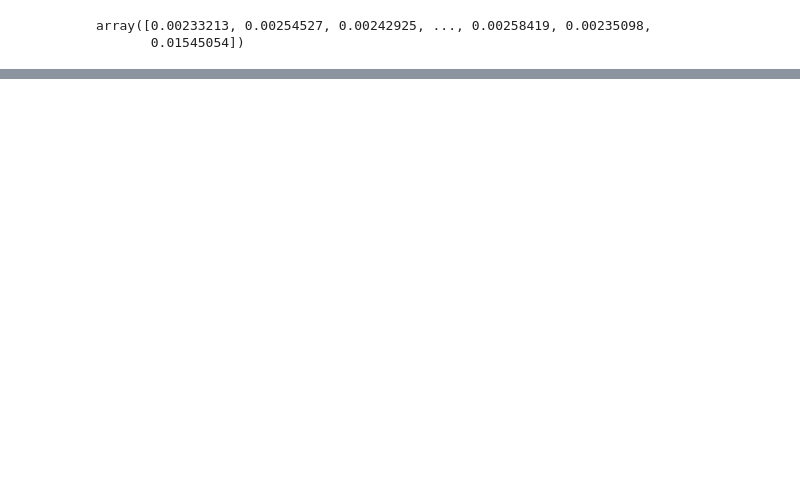
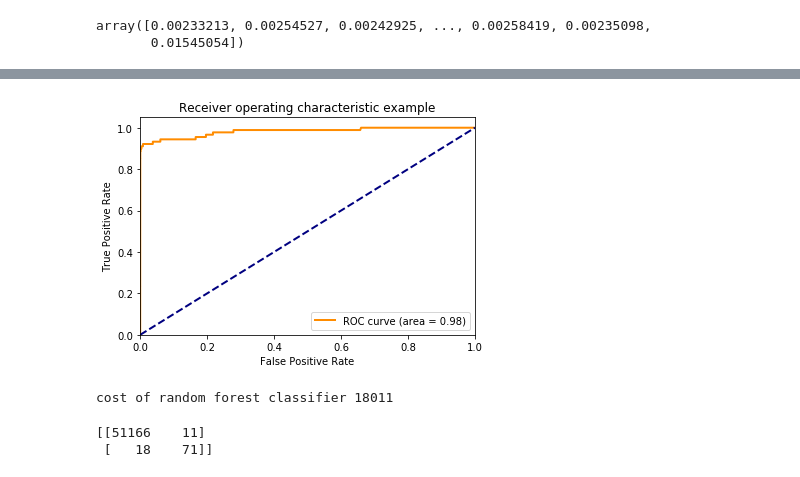
Before and after one commit to sophiarora/CreditCardFraud, a Jupyter notebook: Credit Card Notebook_RandomForest.ipynb, the cells around one changed output, grey strips where cells are left out. Drawn from its saved outputs; the diff is of its cells as text; code cells hidden in the pictures; blank space fills up the shorter version.

```diff
--- a/Credit Card Notebook_RandomForest.ipynb
+++ b/Credit Card Notebook_RandomForest.ipynb
@@ -75,0 +111,3 @@ array([[51168,     9],
+# %%
+rfclf2 = RandomForestClassifier(class_weight = {0: 1, 1: 9})
+rf2 = GridSearchCV(rfclf2, parameters)
@@ -75,0 +121,17 @@ array([[51168,     9],
+# %%
+y_score2 = rf2.predict_proba(X_test_rf2)
+# %%
+fpr_rf2, tpr_rf2, threshold2 = roc_curve(y_test_rf2, y_score2[:,1])
+plot_roc(fpr_rf2, tpr_rf2)
+# %% [output]
+[figure, added]
+# %%
+rf_cm2 = confusion_matrix(y_test_rf2, rf2.predict(X_test_rf2))
+print ("cost of random forest classifier %s" % (rf_cm2[0][1]*1 + rf_cm2[1][0]*1000))
+# %% [output]
+cost of random forest classifier 18011
+# %%
+print(rf_cm2)
+# %% [output]
+[[51166    11]
+ [   18    71]]
```
Also changed, not shown: parts of 16 cells of this notebook, 1 other file.
